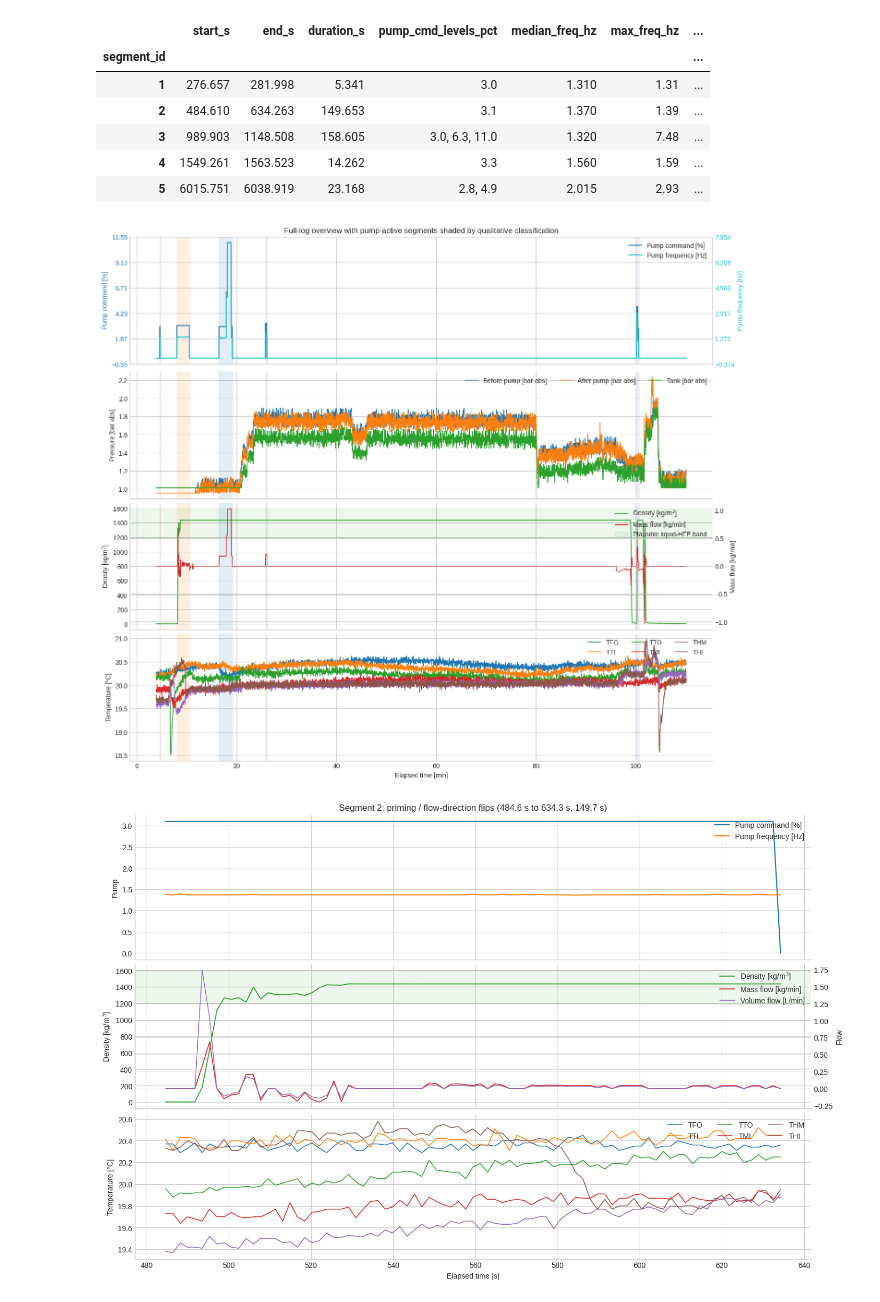
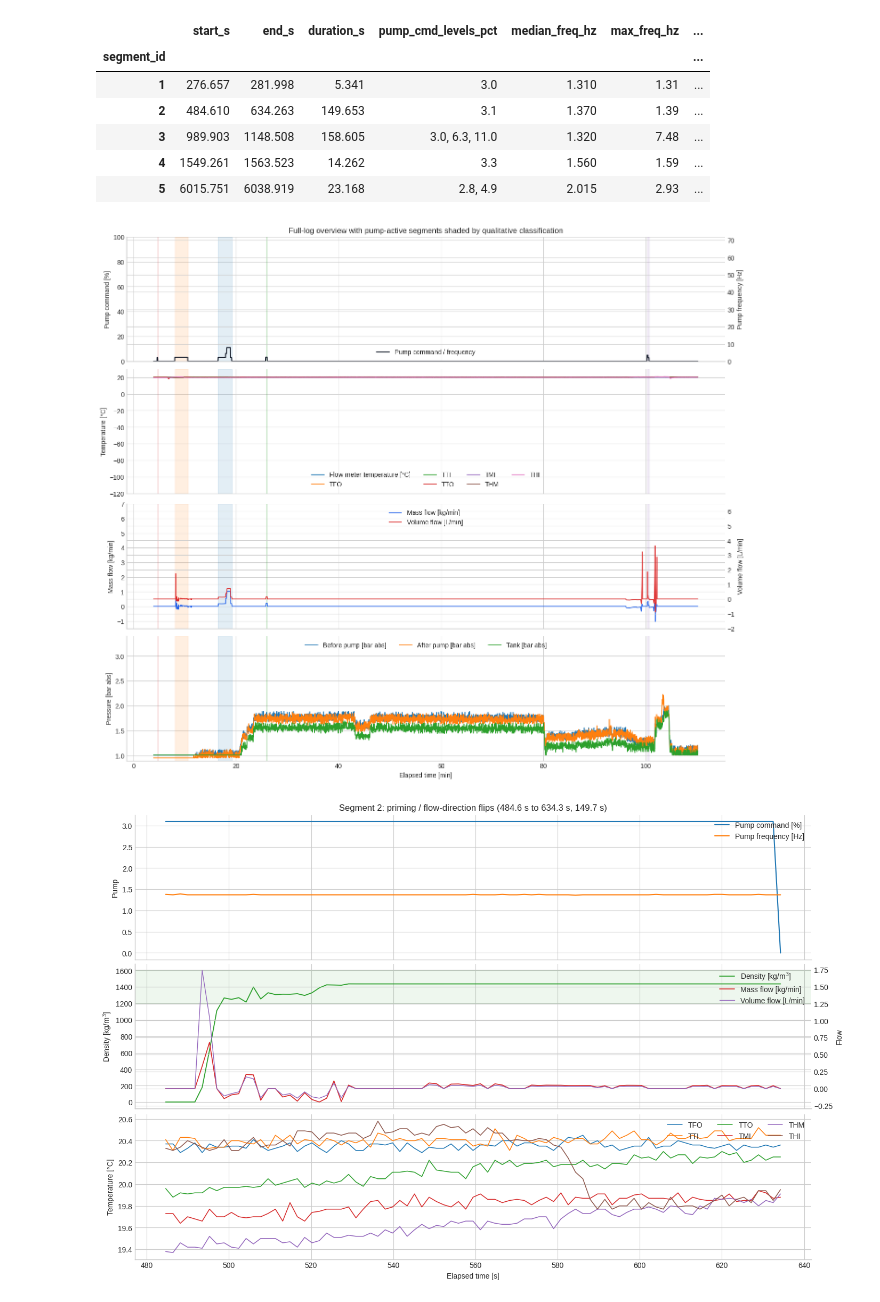
Before and after one commit to Pocar-Lab/hfe-system, a Jupyter notebook: analysis/notebooks/log_20260330_161922_review.ipynb, the cells around one changed output. Cells and saved outputs as stored; diff of their text form; code cells hidden in the pictures.

```diff
--- a/analysis/notebooks/log_20260330_161922_review.ipynb
+++ b/analysis/notebooks/log_20260330_161922_review.ipynb
@@ -38,7 +38,7 @@ for candidate in [NB_PATH, *NB_PATH.parents]:
         REPO_ROOT = candidate
         break
 
-LOG_PATH = REPO_ROOT / 'data' / 'raw' / 'log_20260330_161922.csv'
+LOG_PATH = REPO_ROOT / 'data' / 'raw' / 'recirculation' / 'log_20260330_161922.csv'
 print(f'Repo root: {REPO_ROOT}')
 print(f'Log path: {LOG_PATH}')
 # %% [output]
@@ -168,7 +168,7 @@ def segment_slice(data: pd.DataFrame, row: pd.Series) -> pd.DataFrame:
 # %%
 df = pd.read_csv(LOG_PATH)
 
-df, flow_note = add_canonical_flow_columns(df)
+df, flow_note = orca.add_canonical_flow_columns(df, log_path=LOG_PATH)
 df = orca.canonicalize_tc_columns(df)
 segment_summary = build_segment_summary(df)
 
@@ -204,67 +204,72 @@ Main segment for quantitative plots: 3
 CLASS_COLORS = {
     'gas-rich / empty': '#d62728',
     'priming / flow-direction flips': '#ff7f0e',
     'draining tail / mixed phase': '#9467bd',
     'short usable window': '#2ca02c',
     'usable liquid circulation': '#1f77b4',
 }
 
 
 def shade_segments(ax, summary: pd.DataFrame) -> None:
     for _, row in summary.iterrows():
         color = CLASS_COLORS.get(row['classification'], '0.85')
         ax.axvspan(row['start_s'] / 60.0, row['end_s'] / 60.0, color=color, alpha=0.12)
 
 
+MAIN_OVERVIEW_PUMP_CMD_YLIM = (0.0, 100.0)
+MAIN_OVERVIEW_PUMP_FREQ_YLIM = (0.0, 72.0)
+MAIN_OVERVIEW_TEMPERATURE_YLIM = (-120.0, 30.0)
+MAIN_OVERVIEW_MASS_FLOW_YLIM = (-1.5, 7.0)
+MAIN_OVERVIEW_VOLUME_FLOW_YLIM = (-2.0, 6.5)
+MAIN_OVERVIEW_PRESSURE_YLIM = (0.9, 3.4)
+
+
 fig, axes = plt.subplots(4, 1, figsize=(14, 12), sharex=True, constrained_layout=True)
 
 ax_pump_cmd = axes[0]
 ax_pump_freq = ax_pump_cmd.twinx()
-ax_pump_cmd.plot(df['t_min'], df['pump_cmd_pct'], label='Pump command [%]', lw=1.5, color='tab:blue')
-ax_pump_freq.plot(df['t_min'], df['pump_freq_hz'], label='Pump frequency [Hz]', lw=1.5, color='tab:cyan')
-ax_pump_cmd.set_ylabel('Pump command [%]', color='tab:blue')
-ax_pump_freq.set_ylabel('Pump frequency [Hz]', color='tab:cyan')
-ax_pump_cmd.tick_params(axis='y', labelcolor='tab:blue')
-ax_pump_freq.tick_params(axis='y', labelcolor='tab:cyan')
-ax_pump_cmd.yaxis.set_major_locator(LinearLocator(6))
-ax_pump_freq.yaxis.set_major_locator(LinearLocator(6))
-ax_pump_freq.spines['right'].set_visible(True)
-ax_pump_freq.yaxis.set_ticks_position('right')
+ax_pump_cmd.plot(df['t_min'], df['pump_cmd_pct'], label='Pump command / frequency', lw=1.5, color='#111827')
 shade_segments(ax_pump_cmd, segment_summary)
-lines = ax_pump_cmd.get_lines() + ax_pump_freq.get_lines()
-ax_pump_cmd.legend(lines, [line.get_label() for line in lines], loc='upper right')
+ax_pump_cmd.set_ylabel('Pump command [%]')
+ax_pump_cmd.set_ylim(*MAIN_OVERVIEW_PUMP_CMD_YLIM)
+ax_pump_freq.set_ylabel('Pump frequency [Hz]')
+ax_pump_freq.set_ylim(*MAIN_OVERVIEW_PUMP_FREQ_YLIM)
+lines = ax_pump_cmd.get_lines()
+ax_pump_cmd.legend(lines, [line.get_label() for line in lines], loc='best')
 
-axes[1].plot(df['t_min'], df['pump_pressure_before_bar_abs'], label='Before pump [bar abs]', lw=1.2)
-axes[1].plot(df['t_min'], df['pump_pressure_after_bar_abs'], label='After pump [bar abs]', lw=1.2)
-axes[1].plot(df['t_min'], df['pump_pressure_tank_bar_abs'], label='Tank [bar abs]', lw=1.2)
-axes[1].set_ylabel('Pressure [bar abs]')
-axes[1].legend(loc='upper right', ncols=3)
+axes[1].plot(df['t_min'], df['temperature_c_si'], lw=1.3, label='Flow-meter temperature [°C]')
+for col in valid_temp_cols:
+    axes[1].plot(df['t_min'], df[col], lw=1.2, label=orca.tc_display_name(col))
+axes[1].set_ylabel('Temperature [°C]')
+axes[1].set_ylim(*MAIN_OVERVIEW_TEMPERATURE_YLIM)
+axes[1].legend(loc='best', ncols=max(1, min(4, len(valid_temp_cols) + 1)))
 shade_segments(axes[1], segment_summary)
 
-ax_density = axes[2]
-ax_flow = ax_density.twinx()
-ax_density.plot(df['t_min'], df['density_kg_m3_si'], color='tab:green', label='Density [kg/m$^3$]', lw=1.3)
-ax_density.axhspan(*HFE_LIQUID_DENSITY_BOUNDS, color='tab:green', alpha=0.08, label='Plausible liquid-HFE band')
-ax_flow.plot(df['t_min'], df['mass_flow_kgmin_si'], color='tab:red', label='Mass flow [kg/min]', lw=1.0)
-ax_density.set_ylabel('Density [kg/m$^3$]')
-ax_flow.set_ylabel('Mass flow [kg/min]')
-shade_segments(ax_density, segment_summary)
-lines = ax_density.get_lines() + ax_flow.get_lines()
-labels = [line.get_label() for line in lines] + ['Plausible liquid-HFE band']
-patch = plt.Rectangle((0, 0), 1, 1, color='tab:green', alpha=0.08)
-ax_density.legend(lines + [patch], labels, loc='upper right')
+ax_mass = axes[2]
+ax_volume = ax_mass.twinx()
+ax_mass.plot(df['t_min'], df['mass_flow_kgmin_si'], color='#2563eb', label='Mass flow [kg/min]', lw=1.2)
+ax_volume.plot(df['t_min'], df['volume_flow_lmin_si'], color='#dc2626', label='Volume flow [L/min]', lw=1.2)
+ax_mass.set_ylabel('Mass flow [kg/min]')
+ax_mass.set_ylim(*MAIN_OVERVIEW_MASS_FLOW_YLIM)
+ax_volume.set_ylabel('Volume flow [L/min]')
+ax_volume.set_ylim(*MAIN_OVERVIEW_VOLUME_FLOW_YLIM)
+shade_segments(ax_mass, segment_summary)
+lines = ax_mass.get_lines() + ax_volume.get_lines()
+ax_mass.legend(lines, [line.get_label() for line in lines], loc='best')
 
-for col in valid_temp_cols:
-    axes[3].plot(df['t_min'], df[col], lw=1.2, label=orca.tc_display_name(col))
-axes[3].set_ylabel('Temperature [°C]')
+axes[3].plot(df['t_min'], df['pump_pressure_before_bar_abs'], label='Before pump [bar abs]', lw=1.2)
+axes[3].plot(df['t_min'], df['pump_pressure_after_bar_abs'], label='After pump [bar abs]', lw=1.2)
+axes[3].plot(df['t_min'], df['pump_pressure_tank_bar_abs'], label='Tank [bar abs]', lw=1.2)
+axes[3].set_ylabel('Pressure [bar abs]')
+axes[3].set_ylim(*MAIN_OVERVIEW_PRESSURE_YLIM)
 axes[3].set_xlabel('Elapsed time [min]')
-axes[3].legend(loc='upper right', ncols=3)
+axes[3].legend(loc='best', ncols=3)
 shade_segments(axes[3], segment_summary)
 
 axes[0].set_title('Full-log overview with pump-active segments shaded by qualitative classification')
 plt.show()
 # %% [output]
-[figure, old version]
+[figure, new version]
 # %%
 interesting_segments = segment_summary[segment_summary['duration_s'] >= 15.0].copy()
 
```
Also changed, not shown: parts of 2 cells of this notebook, 35 other files.
